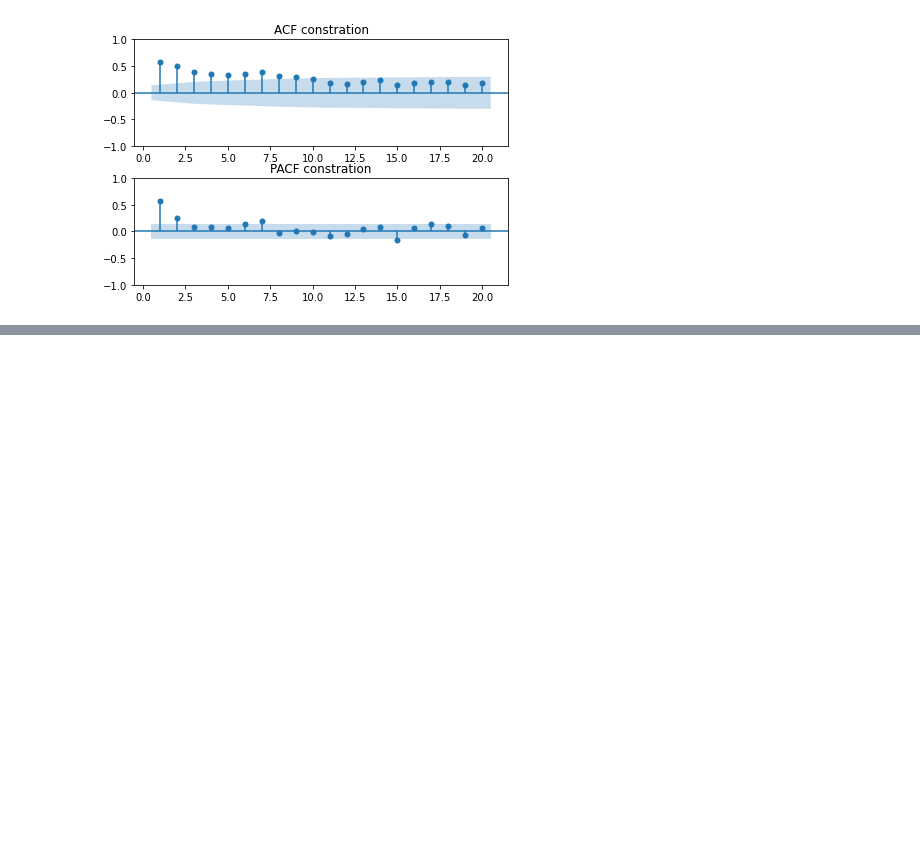
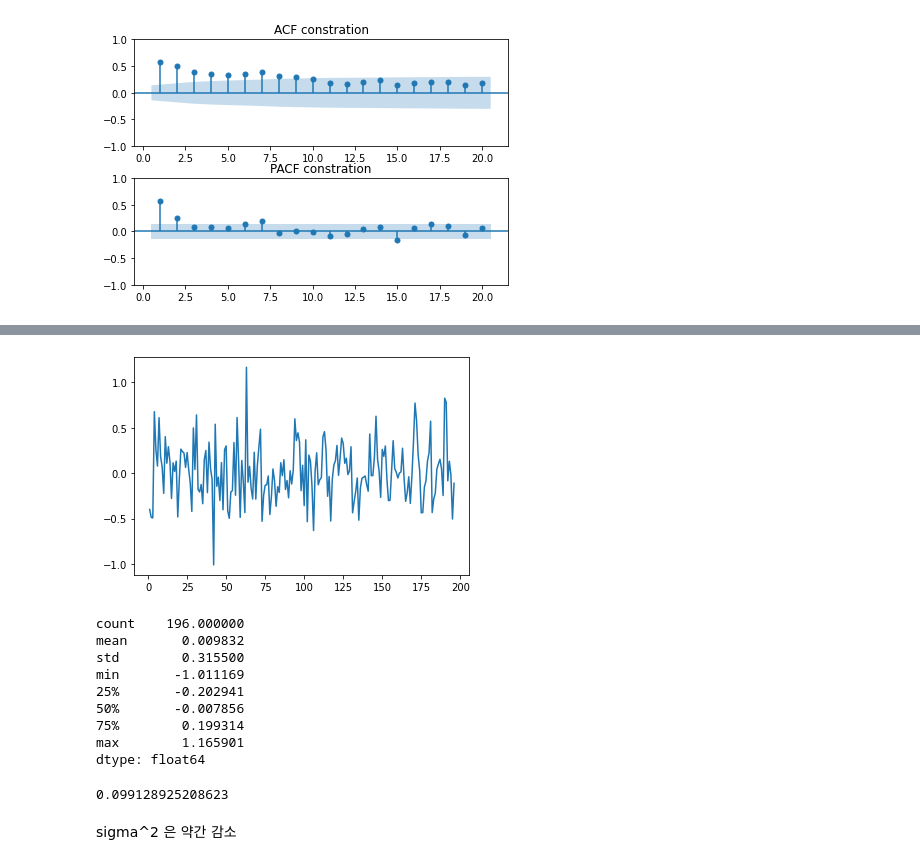
Before and after one commit to bub3690/22-2_TimeSeries, a Jupyter notebook: final_project.ipynb, the cells around one changed output, grey strips where cells are left out. Drawn from its saved outputs; the diff is of its cells as text; code cells hidden in the pictures; blank space fills up the shorter version.

```diff
--- a/final_project.ipynb
+++ b/final_project.ipynb
@@ -104,0 +174,7 @@ plt.show()
+# %%
+from statsmodels.tsa.arima.model import ARIMA
+from statsmodels.graphics.tsaplots import plot_predict
+
+model = ARIMA(data1['constration'], order=(0,1,1),seasonal_order=(0,0,1,7))
+model_fit = model.fit()
+model_fit.summary()
@@ -104,0 +200,22 @@ plt.show()
+# %%
+residuals=model_fit.resid[1:]
+residuals.plot()
+plt.show()
+print(residuals.describe())
+# %% [output]
+[figure, added]
+count    196.000000
+mean       0.009832
+std        0.315500
+min       -1.011169
+25%       -0.202941
+50%       -0.007856
+75%        0.199314
+max        1.165901
+dtype: float64
+# %%
+np.mean(np.square(residuals))
+# %% [output]
+0.099128925208623
+# %% [markdown]
+ sigma^2 은 약간 감소
```
Also changed, not shown: parts of 30 cells of this notebook.
